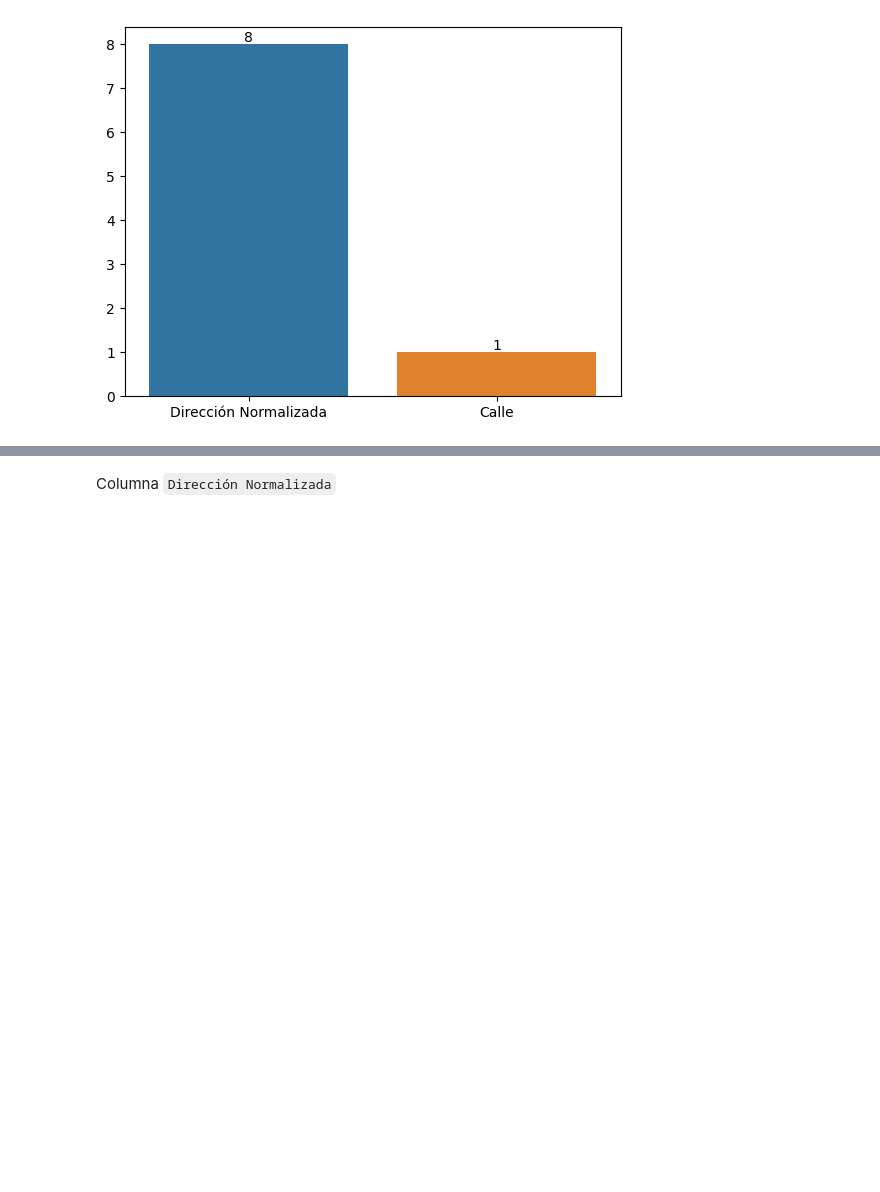
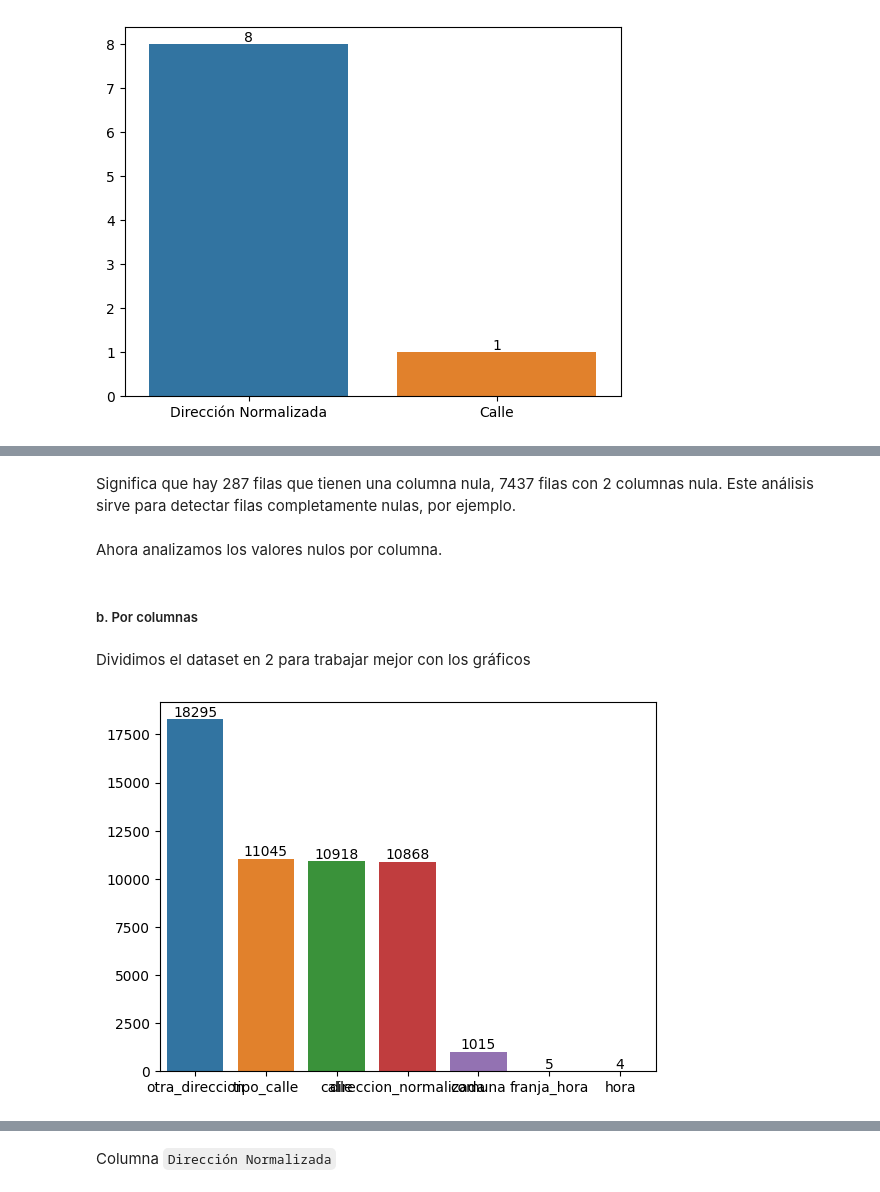
Before and after one commit to cypbk/pida-javier-bengolea, a Jupyter notebook: main.ipynb, the cells around one changed output, grey strips where cells are left out. Saved outputs shown, nothing was run; the diff lists cells and outputs as text; code cells hidden in the pictures; blank space fills up the shorter version.

```diff
--- a/main.ipynb
+++ b/main.ipynb
@@ -284,0 +1211,22 @@ for i in ax.containers:
+# %% [markdown]
+Significa que hay 287 filas que tienen una columna nula, 7437 filas con 2 columnas nula. Este análisis sirve para detectar filas completamente nulas, por ejemplo.
+# %% [markdown]
+Ahora analizamos los valores nulos por columna.
+# %% [markdown]
+##### b. Por columnas
+# %%
+data_hl.drop('Unnamed: 0', axis=1, inplace=True, errors='ignore')
+data_hl.drop('geocodificacion_CABA', axis=1, inplace=True, errors='ignore')
+# %% [markdown]
+Dividimos el dataset en 2 para trabajar mejor con los gráficos
+# %%
+data_1 = data_hl.iloc[:, :int(data_hl.shape[1]/2)]
+
+data_2 = data_hl.iloc[:,int(data_hl.shape[1]/2)+1:]
+# %%
+nulos_columnas = data_1.isna().sum()[data_1.isna().sum() > 0].sort_values(ascending=False)
+ax = sns.barplot(x=nulos_columnas.index, y=nulos_columnas.values)
+for i in ax.containers:
+    ax.bar_label(i,)
+# %% [output]
+[figure, added]
```
Also changed, not shown: parts of 131 cells of this notebook.
